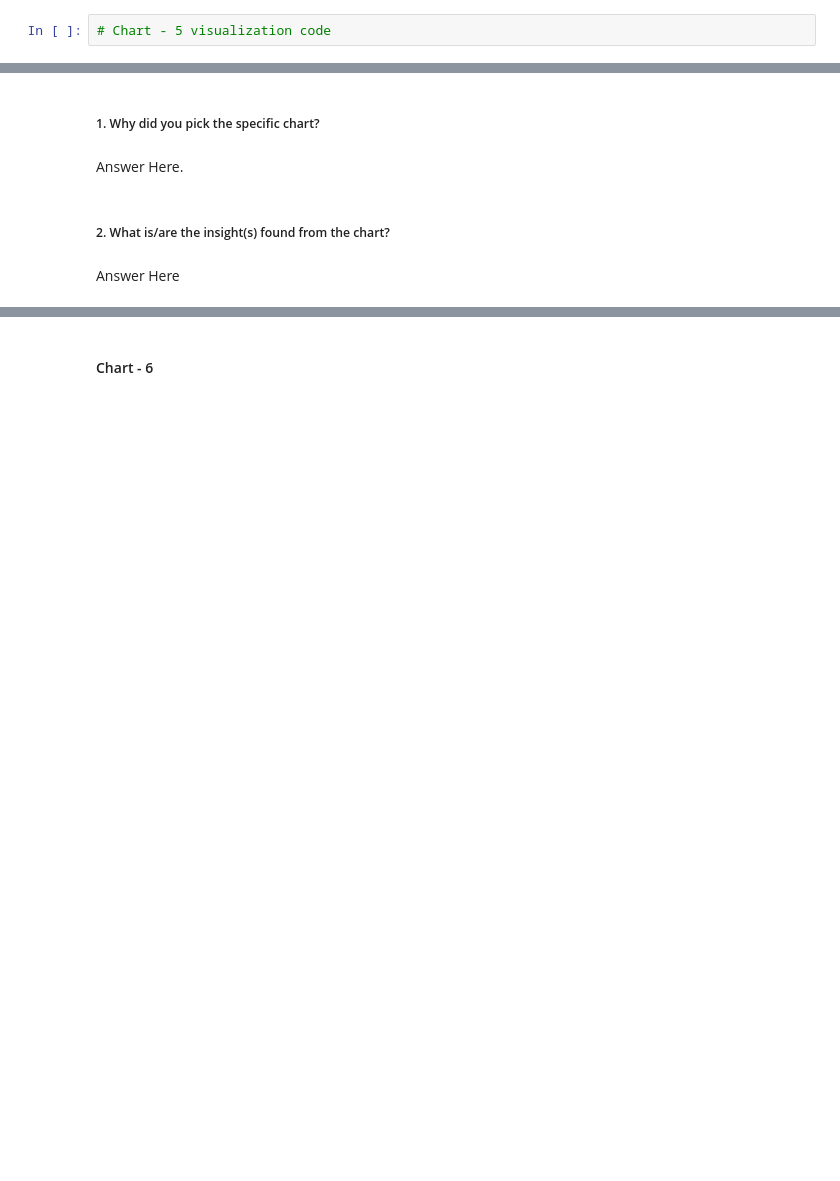
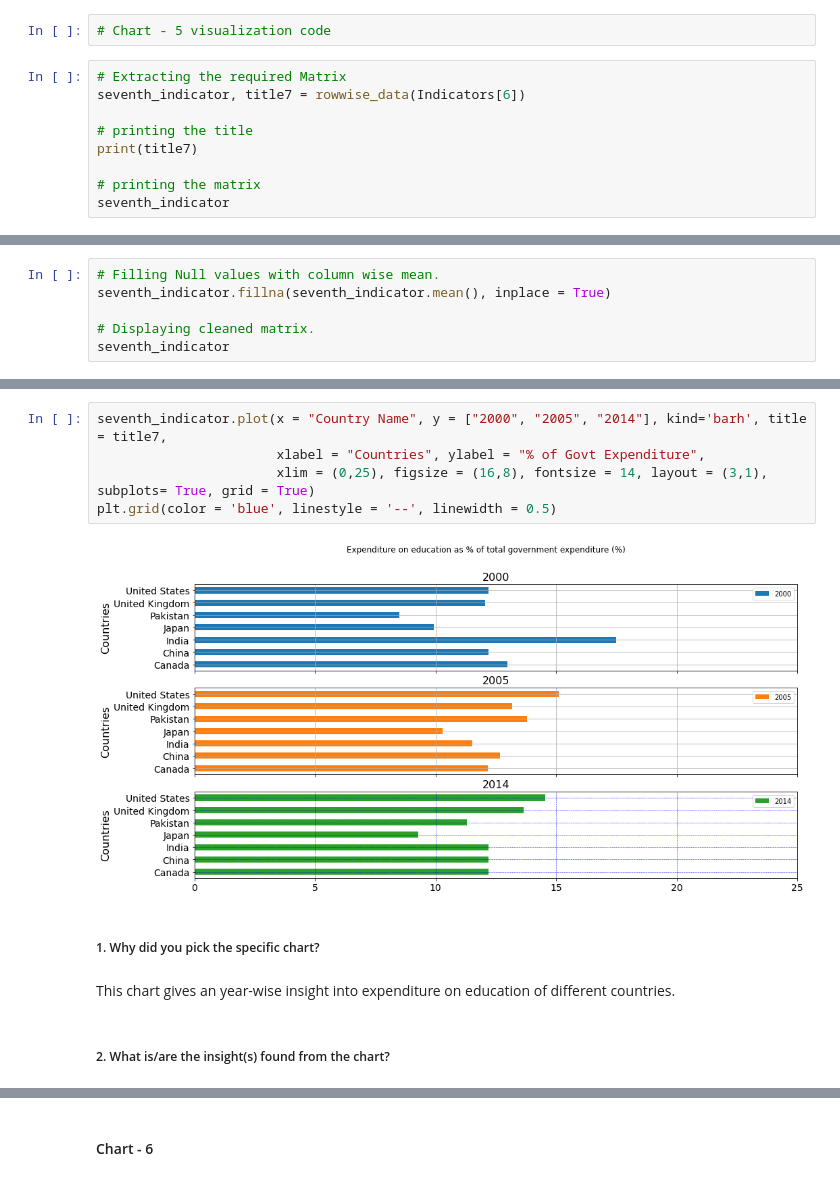
Before and after one commit to Ankita-chouhan-github/EDA-Capstone-project, a Jupyter notebook: Ankita_||_EDA_Capstone_project_(World_Bank_Global_Education_Analysis).ipynb, the cells around one changed output, grey strips where cells are left out. Saved outputs shown, nothing was run; the diff lists cells and outputs as text; blank space fills up the shorter version.

```diff
--- a/Ankita_||_EDA_Capstone_project_(World_Bank_Global_Education_Analysis).ipynb
+++ b/Ankita_||_EDA_Capstone_project_(World_Bank_Global_Education_Analysis).ipynb
@@ -1116,2 +1195,11 @@ Answer Here
 # %%
 # Chart - 5 visualization code
+# %%
+# Extracting the required Matrix
+seventh_indicator, title7 = rowwise_data(Indicators[6])
+
+# printing the title
+print(title7)
+
+# printing the matrix
+seventh_indicator
@@ -1117,0 +1217,6 @@ Answer Here
+# %%
+# Filling Null values with column wise mean.
+seventh_indicator.fillna(seventh_indicator.mean(), inplace = True)
+
+# Displaying cleaned matrix.
+seventh_indicator
@@ -1118,8 +1233,13 @@ Answer Here
+# %%
+seventh_indicator.plot(x = "Country Name", y = ["2000", "2005", "2014"], kind='barh', title = title7,
+                       xlabel = "Countries", ylabel = "% of Govt Expenditure",
+                       xlim = (0,25), figsize = (16,8), fontsize = 14, layout = (3,1), subplots= True, grid = True)
+plt.grid(color = 'blue', linestyle = '--', linewidth = 0.5)
+# %% [output]
+[figure, added]
 # %% [markdown]
 ##### 1. Why did you pick the specific chart?
-# %% [markdown]
-Answer Here.
+# %% [markdown]
+This chart gives an year-wise insight into expenditure on education of different countries.
 # %% [markdown]
 ##### 2. What is/are the insight(s) found from the chart?
-# %% [markdown]
-Answer Here
```
Also changed, not shown: parts of 53 cells of this notebook.
